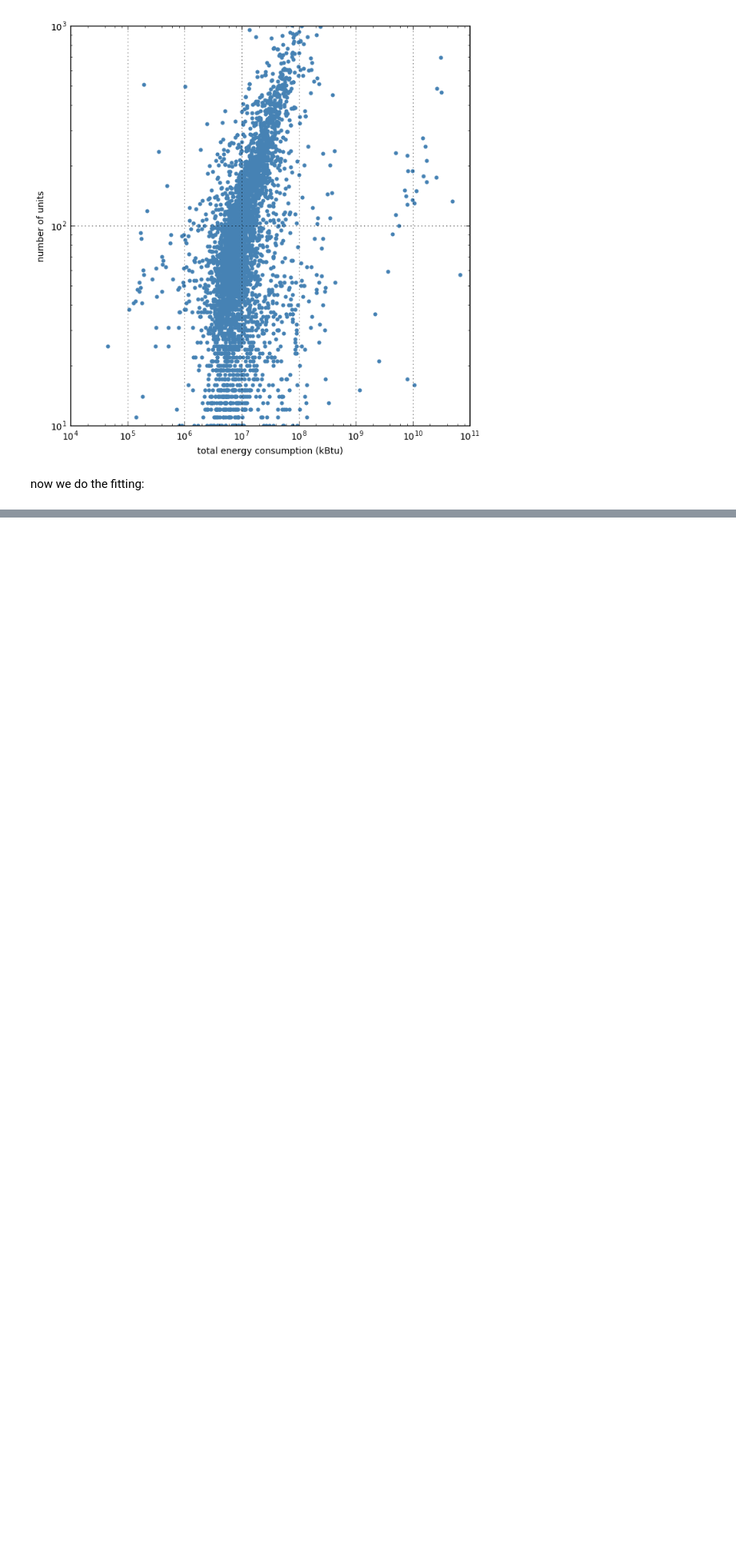
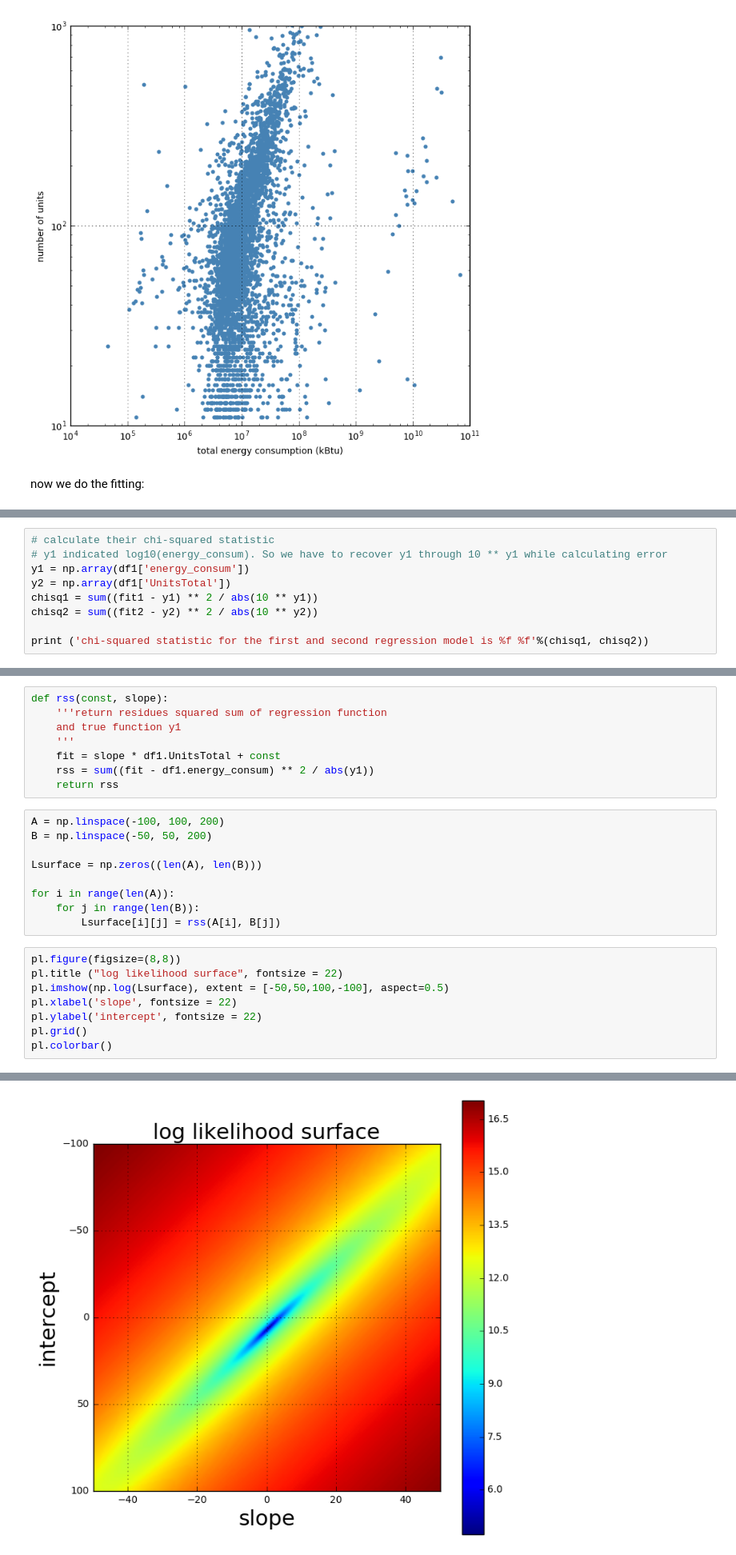
Before and after one commit to clairehxq/PUI2016_xh895, a Jupyter notebook: HW6_xh895/HW6_xh895_assignment1.ipynb, the cells around one changed output, grey strips where cells are left out. Shown at 80% size. Cells and saved outputs as stored; diff of their text form; blank space fills up the shorter version.

```diff
--- a/HW6_xh895/HW6_xh895_assignment1.ipynb
+++ b/HW6_xh895/HW6_xh895_assignment1.ipynb
@@ -246,0 +221,9 @@ chisq_value1 = sum()
+# %%
+# calculate their chi-squared statistic
+# y1 indicated log10(energy_consum). So we have to recover y1 through 10 ** y1 while calculating error
+y1 = np.array(df1['energy_consum'])
+y2 = np.array(df1['UnitsTotal'])
+chisq1 = sum((fit1 - y1) ** 2 / abs(10 ** y1))
+chisq2 = sum((fit2 - y2) ** 2 / abs(10 ** y2))
+
+print ('chi-squared statistic for the first and second regression model is %f %f'%(chisq1, chisq2))
@@ -246,0 +313,26 @@ chisq_value1 = sum()
+# %%
+def rss(const, slope):
+    '''return residues squared sum of regression function
+    and true function y1
+    '''
+    fit = slope * df1.UnitsTotal + const
+    rss = sum((fit - df1.energy_consum) ** 2 / abs(y1))
+    return rss
+# %%
+A = np.linspace(-100, 100, 200)
+B = np.linspace(-50, 50, 200)
+
+Lsurface = np.zeros((len(A), len(B)))
+
+for i in range(len(A)):
+    for j in range(len(B)):
+        Lsurface[i][j] = rss(A[i], B[j])
+# %%
+pl.figure(figsize=(8,8))
+pl.title ("log likelihood surface", fontsize = 22)
+pl.imshow(np.log(Lsurface), extent = [-50,50,100,-100], aspect=0.5)
+pl.xlabel('slope', fontsize = 22)
+pl.ylabel('intercept', fontsize = 22)
+pl.grid()
+pl.colorbar()
+# %% [output]
@@ -246,0 +340 @@ chisq_value1 = sum()
+[figure, added]
```
Also changed, not shown: parts of 33 cells of this notebook.
